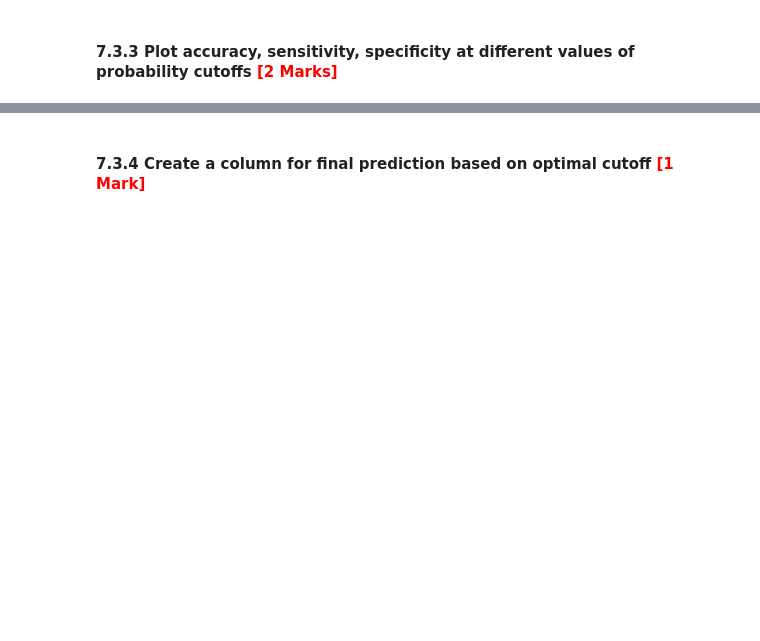
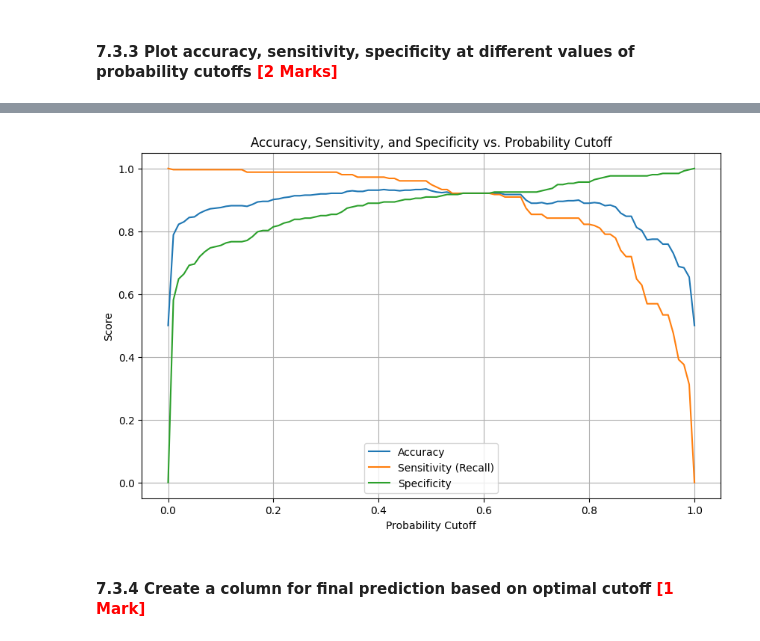
Before and after one commit to shivanshu-sigh-dev/fraudulent-claim-detection, a Jupyter notebook: Fraudulent_Claim_Detection_Starter.ipynb, the cells around one changed output, grey strips where cells are left out. Saved outputs shown, nothing was run; the diff lists cells and outputs as text; code cells hidden in the pictures; blank space fills up the shorter version.

```diff
--- a/Fraudulent_Claim_Detection_Starter.ipynb
+++ b/Fraudulent_Claim_Detection_Starter.ipynb
@@ -893,3 +1167,5 @@ from sklearn import metrics
 #### **7.2.7** Create a confusion matrix based on the predictions made on the training data <font color="red">[1 Mark]</font>
 # %%
 # Create confusion matrix
+conf_matrix = metrics.confusion_matrix(train_pred_df['actual'], train_pred_df['predicted_class'])
+conf_matrix
@@ -897,3 +1176,8 @@ from sklearn import metrics
 #### **7.2.8** Create variables for true positive, true negative, false positive and false negative <font color="red">[1 Mark]</font>
 # %%
 # Create variables for true positive, true negative, false positive and false negative
+tn, fp, fn, tp = conf_matrix.ravel()
+print("True Negative:", tn)
+print("False Positive:", fp)
+print("False Negative:", fn)
+print("True Positive:", tp)
@@ -935,0 +1250,15 @@ After analysing the area under the curve of the ROC, check the sensitivity and s
+# %%
+# Create columns with different probability cutoffs to explore the impact of cutoff on model performance
+cutoffs = np.arange(0.0, 1.01, 0.01)
+metrics_list = []
+
+for cutoff in cutoffs:
+    predicted_class = (train_pred_df['predicted_prob'] >= cutoff).astype(int)
+    tn, fp, fn, tp = metrics.confusion_matrix(train_pred_df['actual'], predicted_class).ravel()
+    sensitivity = tp / (tp + fn) if (tp + fn) > 0 else 0
+    specificity = tn / (tn + fp) if (tn + fp) > 0 else 0
+    accuracy = (tp + tn) / (tp + tn + fp + fn)
+    metrics_list.append([cutoff, accuracy, sensitivity, specificity])
+
+cutoff_metrics_df = pd.DataFrame(metrics_list, columns=['cutoff', 'accuracy', 'sensitivity', 'specificity'])
+cutoff_metrics_df.head()
@@ -937,3 +1273,5 @@ After analysing the area under the curve of the ROC, check the sensitivity and s
 #### **7.3.3** Plot accuracy, sensitivity, specificity at different values of probability cutoffs <font color="red">[2 Marks]</font>
 # %%
 # Create a DataFrame to see the values of accuracy, sensitivity, and specificity at different values of probability cutoffs
+cutoff_metrics_df = pd.DataFrame(metrics_list, columns=['cutoff', 'accuracy', 'sensitivity', 'specificity'])
+cutoff_metrics_df.head(10)  # Display the first 10 rows for review
@@ -942,2 +1290,16 @@ After analysing the area under the curve of the ROC, check the sensitivity and s
+# %%
+# Plot accuracy, sensitivity, and specificity at different values of probability cutoffs
+plt.figure(figsize=(10, 6))
+plt.plot(cutoff_metrics_df['cutoff'], cutoff_metrics_df['accuracy'], label='Accuracy')
+plt.plot(cutoff_metrics_df['cutoff'], cutoff_metrics_df['sensitivity'], label='Sensitivity (Recall)')
+plt.plot(cutoff_metrics_df['cutoff'], cutoff_metrics_df['specificity'], label='Specificity')
+plt.xlabel('Probability Cutoff')
+plt.ylabel('Score')
+plt.title('Accuracy, Sensitivity, and Specificity vs. Probability Cutoff')
+plt.legend()
+plt.grid(True)
+plt.show()
+# %% [output]
+[figure, added]
 # %% [markdown]
 #### **7.3.4** Create a column for final prediction based on optimal cutoff <font color="red">[1 Mark]</font>
```
Also changed, not shown: parts of 51 cells of this notebook.
